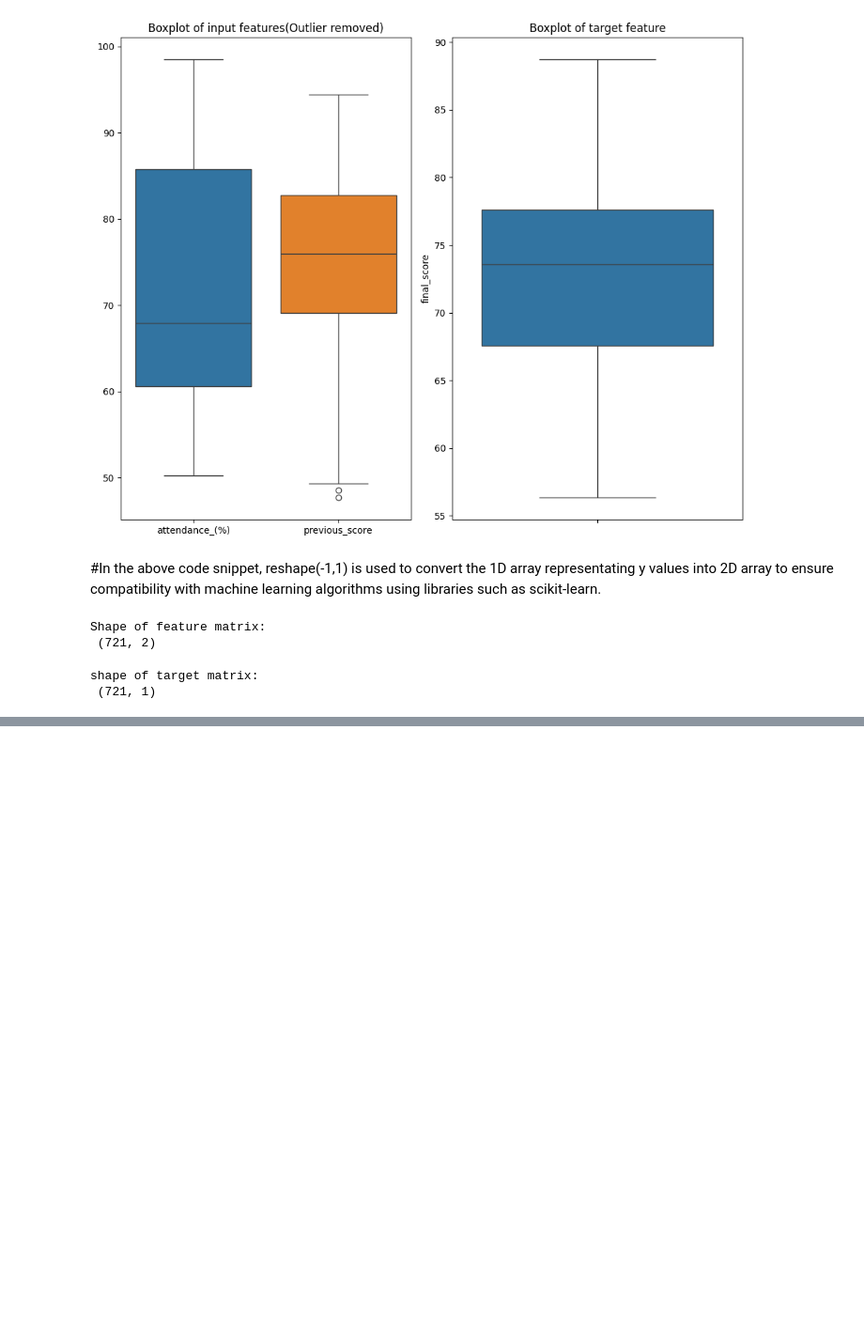
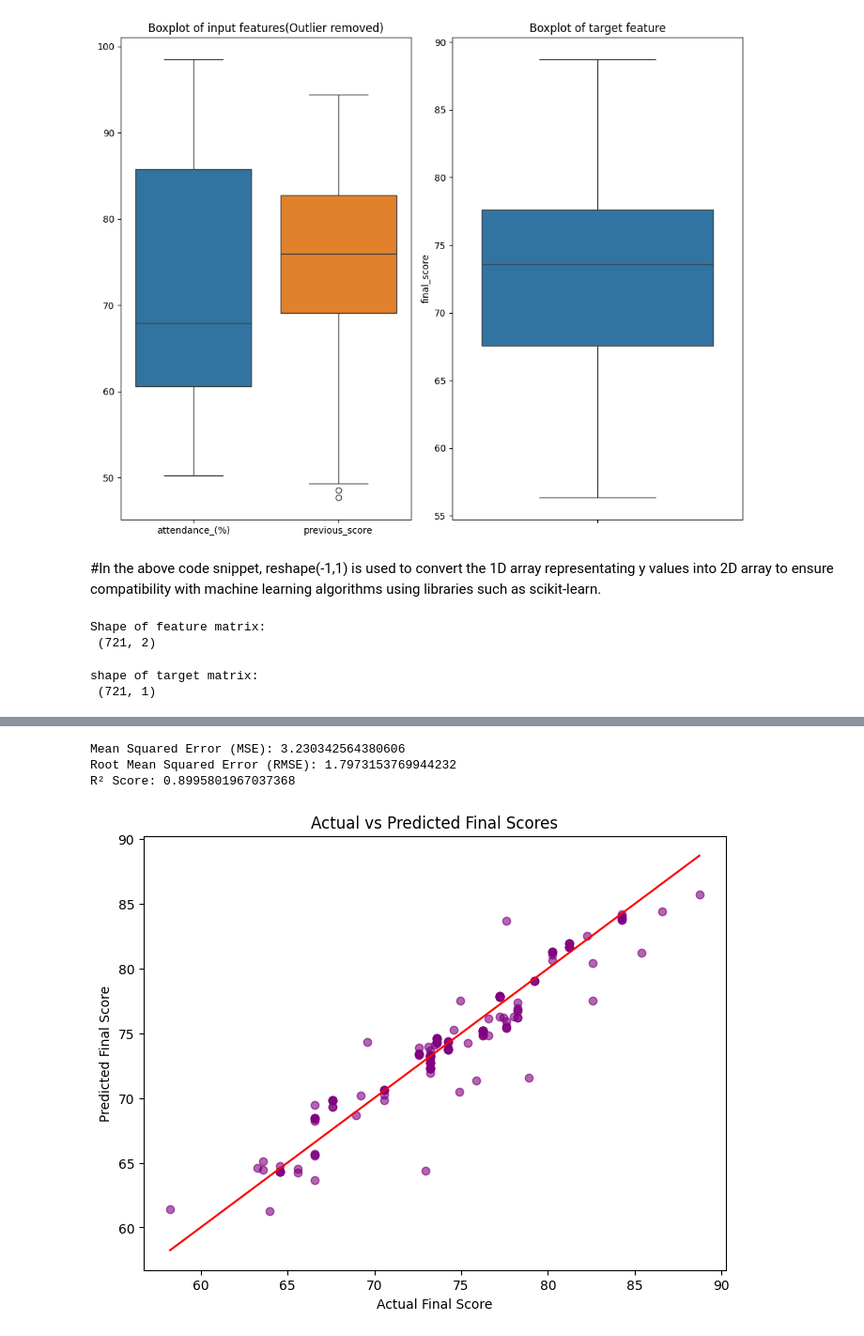
Before and after one commit to bishal-777/Student-Performance-Predictor, a Jupyter notebook: model.ipynb, the cells around one changed output, grey strips where cells are left out. Shown: that part at 94% size. Cells and saved outputs as stored; diff of their text form; code cells hidden in the pictures; blank space fills up the shorter version.

Commit message:
evaluated model and plotted actual vs pred. scores

```diff
--- a/model.ipynb
+++ b/model.ipynb
@@ -231,3 +231,29 @@ theta_optimal = np.linalg.inv(X_train_b.T.dot(X_train_b)).dot(X_train_b.T).dot(y
 y_pred = X_test_b.dot(theta_optimal)
 # %% [markdown]
 ![Feature Matrix Formula](feature_mat.png)
+# %%
+from sklearn.metrics import mean_squared_error, r2_score
+
+mse = mean_squared_error(y_test, y_pred)
+rmse = np.sqrt(mse)
+r2 = r2_score(y_test, y_pred)
+
+print("Mean Squared Error (MSE):", mse)
+print("Root Mean Squared Error (RMSE):", rmse)
+print("R² Score:", r2)
+# %% [output]
+Mean Squared Error (MSE): 3.230342564380606
+Root Mean Squared Error (RMSE): 1.7973153769944232
+R² Score: 0.8995801967037368
+# %%
+plt.figure(figsize=(8,6))
+
+plt.scatter(y_test, y_pred, color='purple', alpha=0.6)
+plt.plot([y_test.min(), y_test.max()], [y_test.min(), y_test.max()], color = 'red', linestyle = '-')
+
+plt.xlabel("Actual Final Score")
+plt.ylabel("Predicted Final Score")
+plt.title("Actual vs Predicted Final Scores")
+plt.show()
+# %% [output]
+[figure, added]
```
